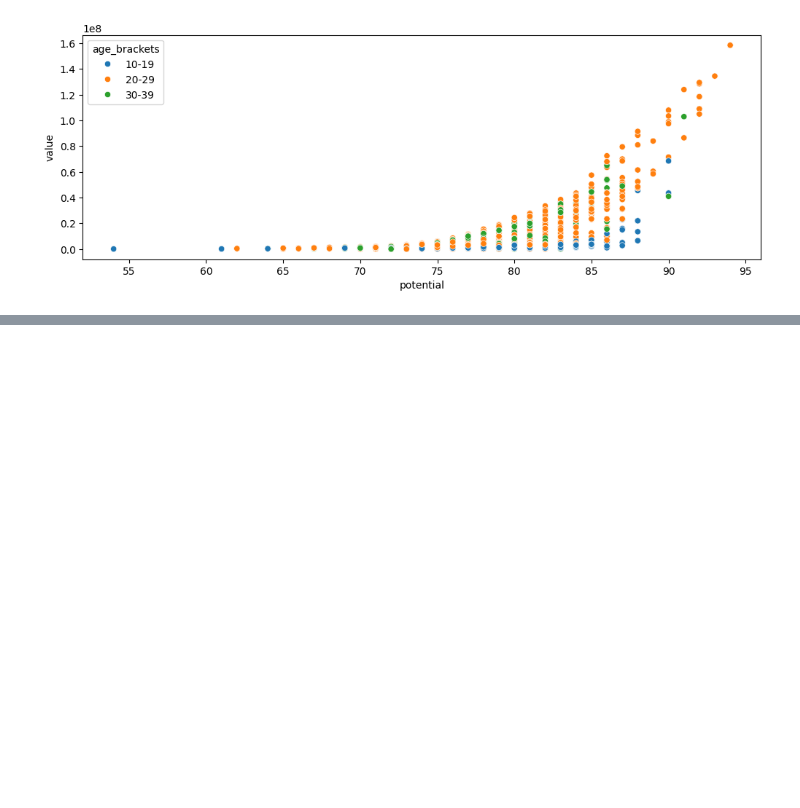
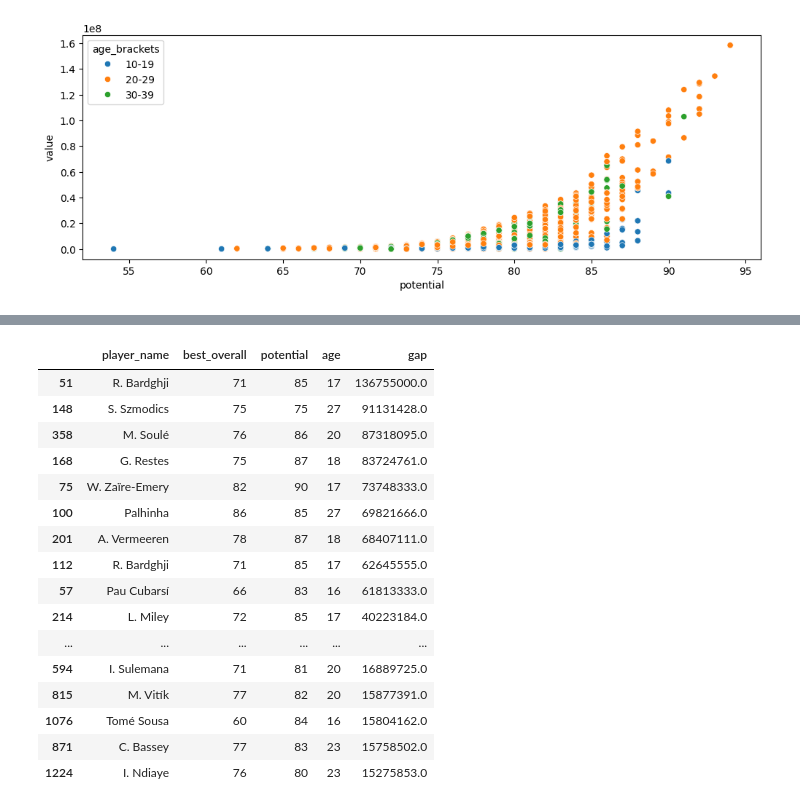
Before and after one commit to sasotomayorb/player-performance-prediction, a Jupyter notebook: main.ipynb, the cells around one changed output, grey strips where cells are left out. Drawn from its saved outputs; the diff is of its cells as text; code cells hidden in the pictures; blank space fills up the shorter version.

```diff
--- a/main.ipynb
+++ b/main.ipynb
@@ -300,0 +435,22 @@ sns.scatterplot(data=df_midfielders, x='potential', y='value', hue='age_brackets
+# %%
+# top undervalued players to buy
+under_valued_midfielders = data_for_prediction.loc[data_for_prediction['gap'] >= 1e7]
+under_valued_midfielders[['player_name', 'best_overall', 'potential', 'age', 'gap']].sort_values(by='gap', ascending=False).head(30)
+# %% [output]
+|  | player_name | best_overall | potential | age | gap |
+| 51 | R. Bardghji | 71 | 85 | 17 | 136755000.0 |
+| 148 | S. Szmodics | 75 | 75 | 27 | 91131428.0 |
+| 358 | M. Soulé | 76 | 86 | 20 | 87318095.0 |
+| 168 | G. Restes | 75 | 87 | 18 | 83724761.0 |
+| 75 | W. Zaïre-Emery | 82 | 90 | 17 | 73748333.0 |
+| 100 | Palhinha | 86 | 85 | 27 | 69821666.0 |
+| 201 | A. Vermeeren | 78 | 87 | 18 | 68407111.0 |
+| 112 | R. Bardghji | 71 | 85 | 17 | 62645555.0 |
+| 57 | Pau Cubarsí | 66 | 83 | 16 | 61813333.0 |
+| 214 | L. Miley | 72 | 85 | 17 | 40223184.0 |
+| ... | ... | ... | ... | ... | ... |
+| 594 | I. Sulemana | 71 | 81 | 20 | 16889725.0 |
+| 815 | M. Vitík | 77 | 82 | 20 | 15877391.0 |
+| 1076 | Tomé Sousa | 60 | 84 | 16 | 15804162.0 |
+| 871 | C. Bassey | 77 | 83 | 23 | 15758502.0 |
+| 1224 | I. Ndiaye | 76 | 80 | 23 | 15275853.0 |
```
Also changed, not shown: parts of 17 cells of this notebook.
